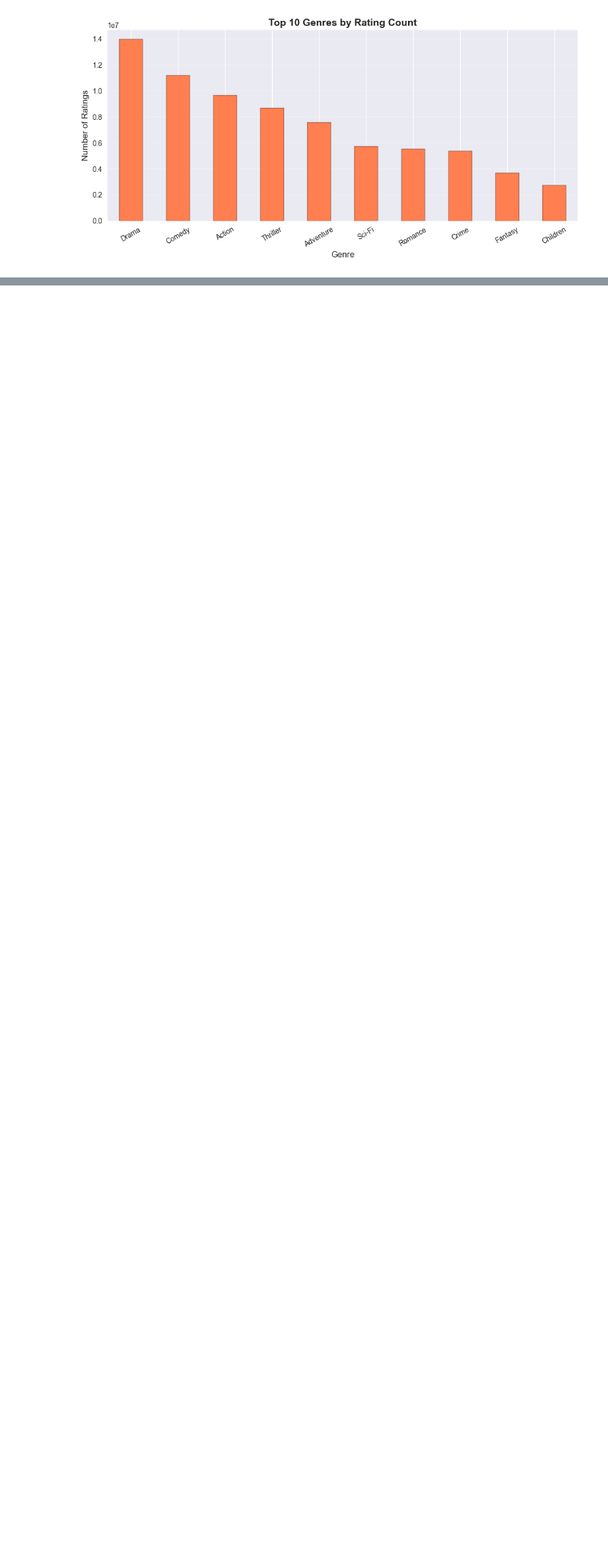
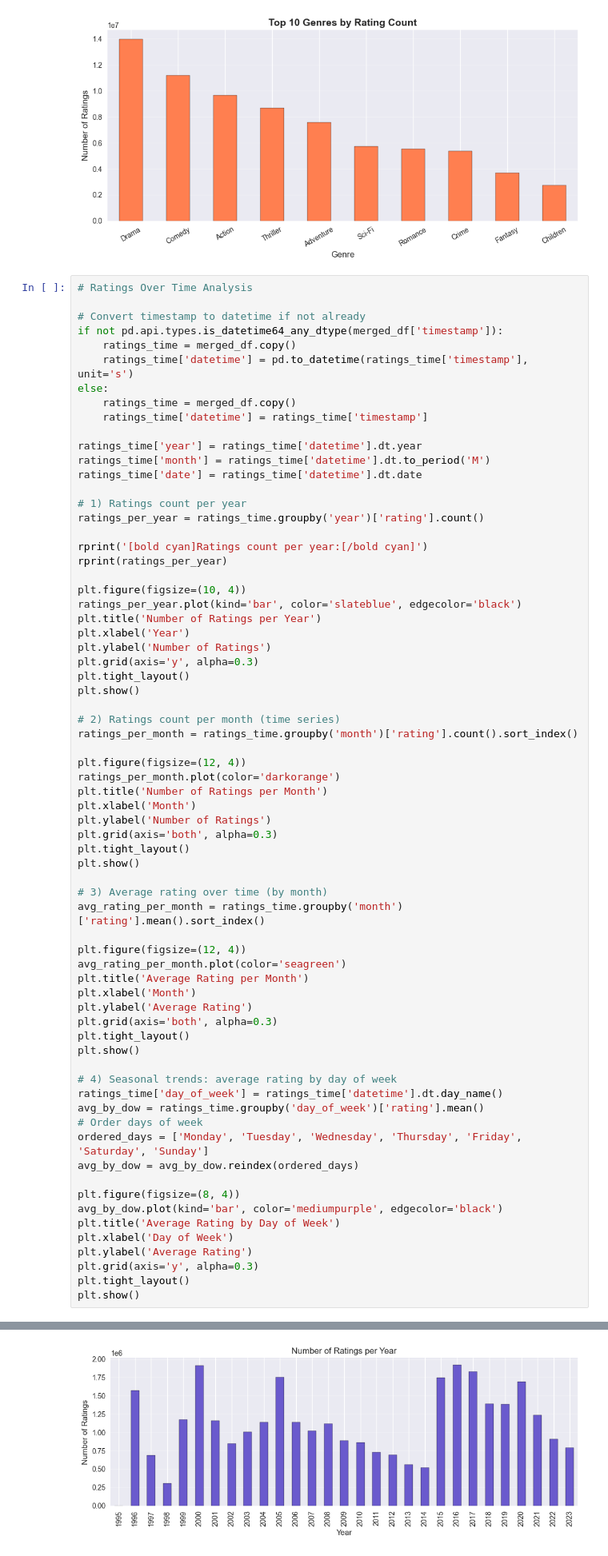
Before and after one commit to abbasatayee/movie-mate, a Jupyter notebook: src/eda/eda.ipynb, the cells around one changed output, grey strips where cells are left out. Shown at 80% size. Saved outputs shown, nothing was run; the diff lists cells and outputs as text; blank space fills up the shorter version.

```diff
--- a/src/eda/eda.ipynb
+++ b/src/eda/eda.ipynb
@@ -481,3 +481,73 @@ Film-Noir               304710
 Name: rating, dtype: int64
 [figure]
 [figure]
+# %%
+# Ratings Over Time Analysis
+
+# Convert timestamp to datetime if not already
+if not pd.api.types.is_datetime64_any_dtype(merged_df['timestamp']):
+    ratings_time = merged_df.copy()
+    ratings_time['datetime'] = pd.to_datetime(ratings_time['timestamp'], unit='s')
+else:
+    ratings_time = merged_df.copy()
+    ratings_time['datetime'] = ratings_time['timestamp']
+
+ratings_time['year'] = ratings_time['datetime'].dt.year
+ratings_time['month'] = ratings_time['datetime'].dt.to_period('M')
+ratings_time['date'] = ratings_time['datetime'].dt.date
+
+# 1) Ratings count per year
+ratings_per_year = ratings_time.groupby('year')['rating'].count()
+
+rprint('[bold cyan]Ratings count per year:[/bold cyan]')
+rprint(ratings_per_year)
+
+plt.figure(figsize=(10, 4))
+ratings_per_year.plot(kind='bar', color='slateblue', edgecolor='black')
+plt.title('Number of Ratings per Year')
+plt.xlabel('Year')
+plt.ylabel('Number of Ratings')
+plt.grid(axis='y', alpha=0.3)
+plt.tight_layout()
+plt.show()
+
+# 2) Ratings count per month (time series)
+ratings_per_month = ratings_time.groupby('month')['rating'].count().sort_index()
+
+plt.figure(figsize=(12, 4))
+ratings_per_month.plot(color='darkorange')
+plt.title('Number of Ratings per Month')
+plt.xlabel('Month')
+plt.ylabel('Number of Ratings')
+plt.grid(axis='both', alpha=0.3)
+plt.tight_layout()
+plt.show()
+
+# 3) Average rating over time (by month)
+avg_rating_per_month = ratings_time.groupby('month')['rating'].mean().sort_index()
+
+plt.figure(figsize=(12, 4))
+avg_rating_per_month.plot(color='seagreen')
+plt.title('Average Rating per Month')
+plt.xlabel('Month')
+plt.ylabel('Average Rating')
+plt.grid(axis='both', alpha=0.3)
+plt.tight_layout()
+plt.show()
+
+# 4) Seasonal trends: average rating by day of week
+ratings_time['day_of_week'] = ratings_time['datetime'].dt.day_name()
+avg_by_dow = ratings_time.groupby('day_of_week')['rating'].mean()
+# Order days of week
+ordered_days = ['Monday', 'Tuesday', 'Wednesday', 'Thursday', 'Friday', 'Saturday', 'Sunday']
+avg_by_dow = avg_by_dow.reindex(ordered_days)
+
+plt.figure(figsize=(8, 4))
+avg_by_dow.plot(kind='bar', color='mediumpurple', edgecolor='black')
+plt.title('Average Rating by Day of Week')
+plt.xlabel('Day of Week')
+plt.ylabel('Average Rating')
+plt.grid(axis='y', alpha=0.3)
+plt.tight_layout()
+plt.show()
+# %% [output]
@@ -483,0 +572 @@ Name: rating, dtype: int64
+[figure, added]
```
Also changed, not shown: parts of 2 cells of this notebook.
